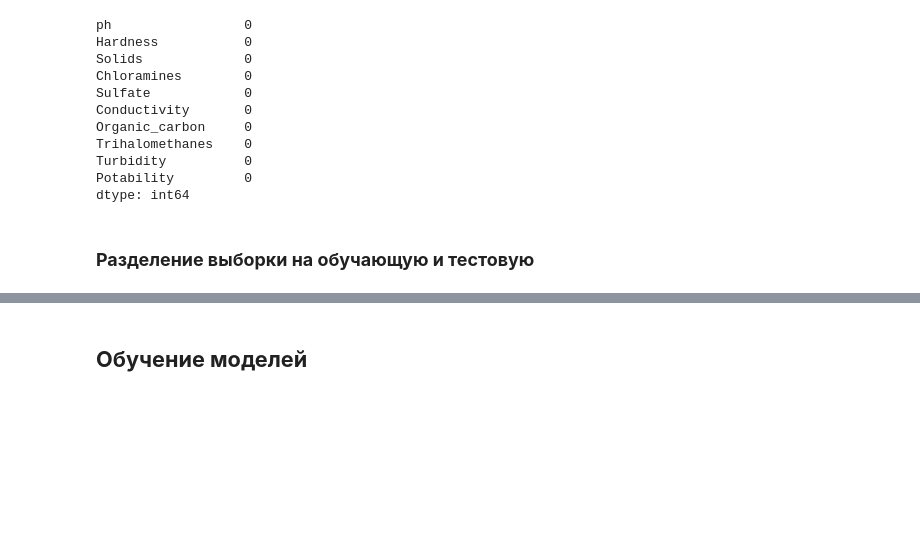
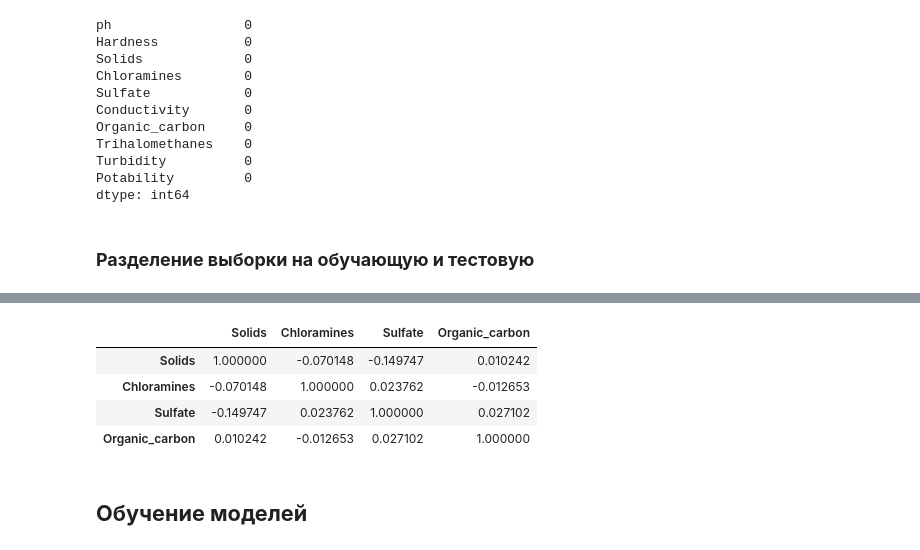
Before and after one commit to Svetlanlka/ML-Technologies, a Jupyter notebook: lab4/lab4.ipynb, the cells around one changed output, grey strips where cells are left out. Cells and saved outputs as stored; diff of their text form; code cells hidden in the pictures; blank space fills up the shorter version.

```diff
--- a/lab4/lab4.ipynb
+++ b/lab4/lab4.ipynb
@@ -160,3 +162,11 @@ x_train,x_test,y_train,y_test=train_test_split(data_clean2,target,test_size=0.2,
 # %%
 data_clean2_np = data_clean2.to_numpy()
 target_np = target.to_numpy()
+# %%
+data_clean2.corr()
+# %% [output]
+|  | Solids | Chloramines | Sulfate | Organic_carbon |
+| Solids | 1.000000 | -0.070148 | -0.149747 | 0.010242 |
+| Chloramines | -0.070148 | 1.000000 | 0.023762 | -0.012653 |
+| Sulfate | -0.149747 | 0.023762 | 1.000000 | 0.027102 |
+| Organic_carbon | 0.010242 | -0.012653 | 0.027102 | 1.000000 |
```
Also changed, not shown: parts of 132 cells of this notebook, 12 other files.
